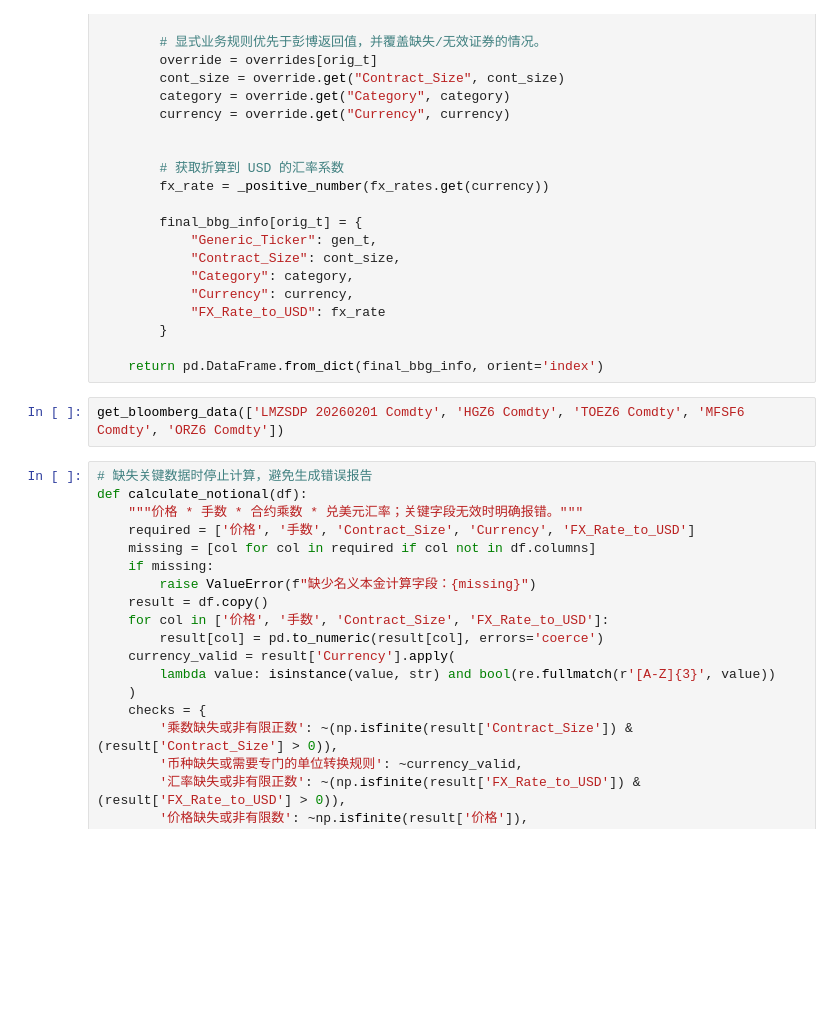
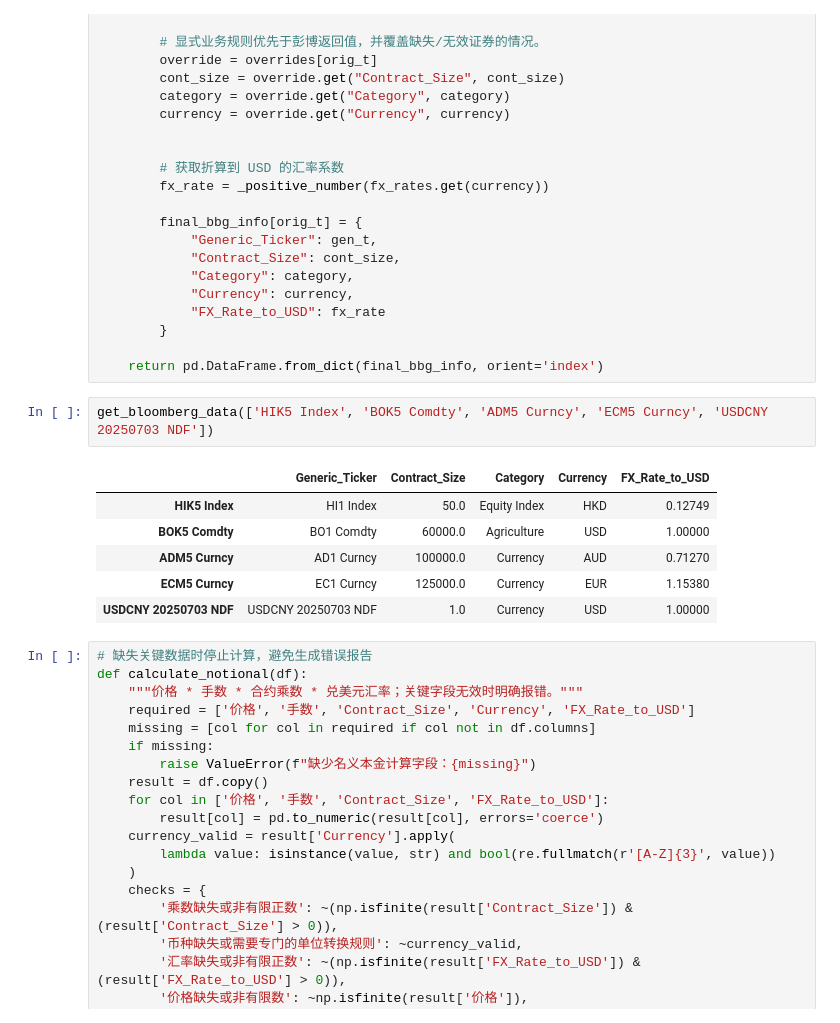
Before and after one commit to Mengting10/Daily_Work, a Jupyter notebook: weekly_review_yilian.ipynb, the cells around one changed output. Drawn from its saved outputs; the diff is of its cells as text; blank space fills up the shorter version.

```diff
--- a/weekly_review_yilian.ipynb
+++ b/weekly_review_yilian.ipynb
@@ -383,7 +383,14 @@ def get_bloomberg_data(tickers):
 
     return pd.DataFrame.from_dict(final_bbg_info, orient='index')
 # %%
-get_bloomberg_data(['LMZSDP 20260201 Comdty', 'HGZ6 Comdty', 'TOEZ6 Comdty', 'MFSF6 Comdty', 'ORZ6 Comdty'])
+get_bloomberg_data(['HIK5 Index', 'BOK5 Comdty', 'ADM5 Curncy', 'ECM5 Curncy', 'USDCNY 20250703 NDF'])
+# %% [output]
+|  | Generic_Ticker | Contract_Size | Category | Currency | FX_Rate_to_USD |
+| HIK5 Index | HI1 Index | 50.0 | Equity Index | HKD | 0.12749 |
+| BOK5 Comdty | BO1 Comdty | 60000.0 | Agriculture | USD | 1.00000 |
+| ADM5 Curncy | AD1 Curncy | 100000.0 | Currency | AUD | 0.71270 |
+| ECM5 Curncy | EC1 Curncy | 125000.0 | Currency | EUR | 1.15380 |
+| USDCNY 20250703 NDF | USDCNY 20250703 NDF | 1.0 | Currency | USD | 1.00000 |
 # %%
 # 缺失关键数据时停止计算，避免生成错误报告
 def calculate_notional(df):
```
Also changed, not shown: parts of 3 cells of this notebook, 7 other files.
